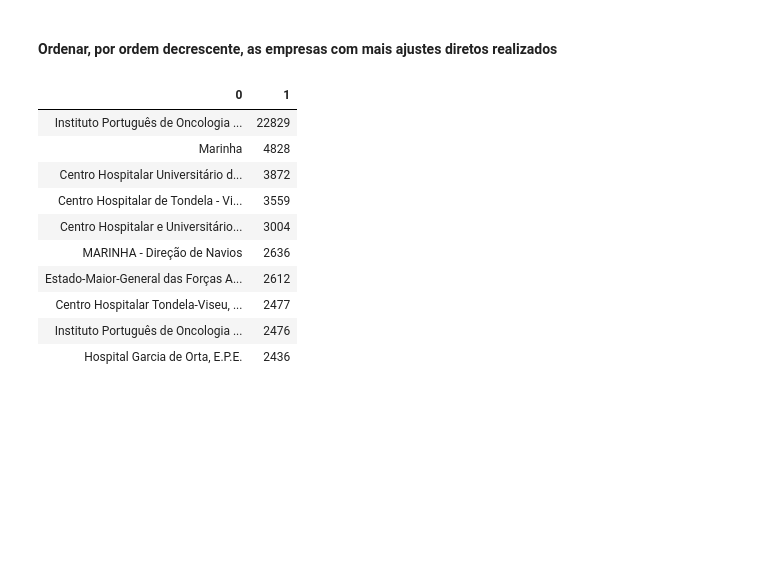
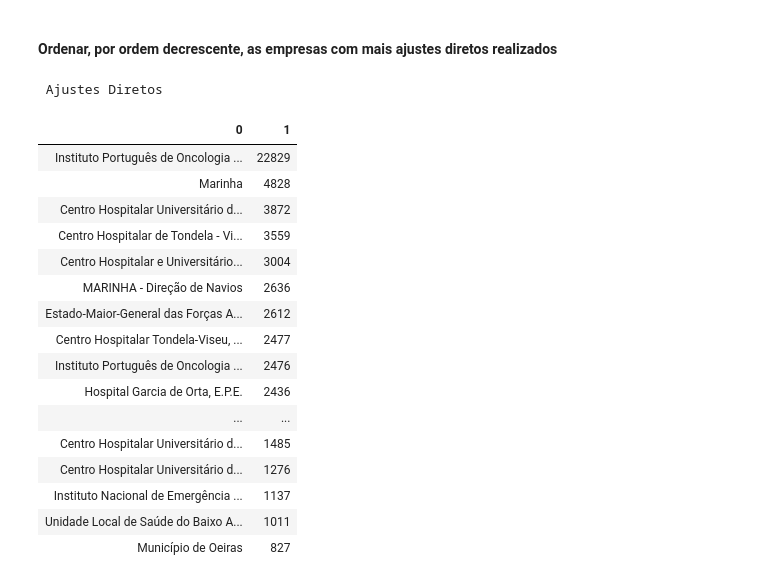
Before and after one commit to francisco-vpereira/ForceraIntership, a Jupyter notebook: forcera/scripts/contratos.ipynb, the cells around one changed output. Saved outputs shown, nothing was run; the diff lists cells and outputs as text; code cells hidden in the pictures; blank space fills up the shorter version.

```diff
--- a/forcera/scripts/contratos.ipynb
+++ b/forcera/scripts/contratos.ipynb
@@ -139,22 +137,30 @@ pd.DataFrame(cur.fetchmany(1))
 # %%
 cur = conn.cursor()
 cur.execute('''
         SELECT entidade_adjudicante, COUNT (entidade_adjudicante)
         FROM "CONTRACTS"
         WHERE tipo_procedimento = 'Ajuste Direto Regime Geral'
         GROUP BY "entidade_adjudicante"
         ORDER BY COUNT(entidade_adjudicante) DESC;''')
 
-HTML(pd.DataFrame(cur.fetchmany(10)).to_html(index=False))
+print("\n Ajustes Diretos")
+HTML(pd.DataFrame(cur.fetchmany(20)).to_html(index=False))
 # %% [output]
+ Ajustes Diretos
 | 0 | 1 |
 | Instituto Português de Oncologia ... | 22829 |
 | Marinha | 4828 |
 | Centro Hospitalar Universitário d... | 3872 |
 | Centro Hospitalar de Tondela - Vi... | 3559 |
 | Centro Hospitalar e Universitário... | 3004 |
 | MARINHA - Direção de Navios | 2636 |
 | Estado-Maior-General das Forças A... | 2612 |
 | Centro Hospitalar Tondela-Viseu, ... | 2477 |
 | Instituto Português de Oncologia ... | 2476 |
 | Hospital Garcia de Orta, E.P.E. | 2436 |
+| ... | ... |
+| Centro Hospitalar Universitário d... | 1485 |
+| Centro Hospitalar Universitário d... | 1276 |
+| Instituto Nacional de Emergência ... | 1137 |
+| Unidade Local de Saúde do Baixo A... | 1011 |
+| Município de Oeiras | 827 |
```
Also changed, not shown: parts of 20 cells of this notebook, 1 other file.
